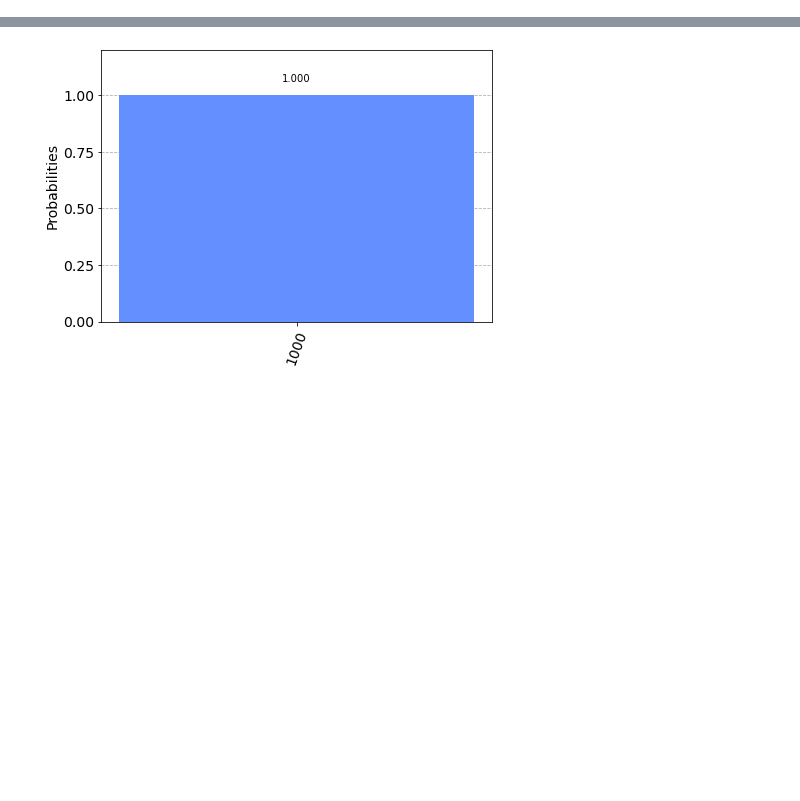
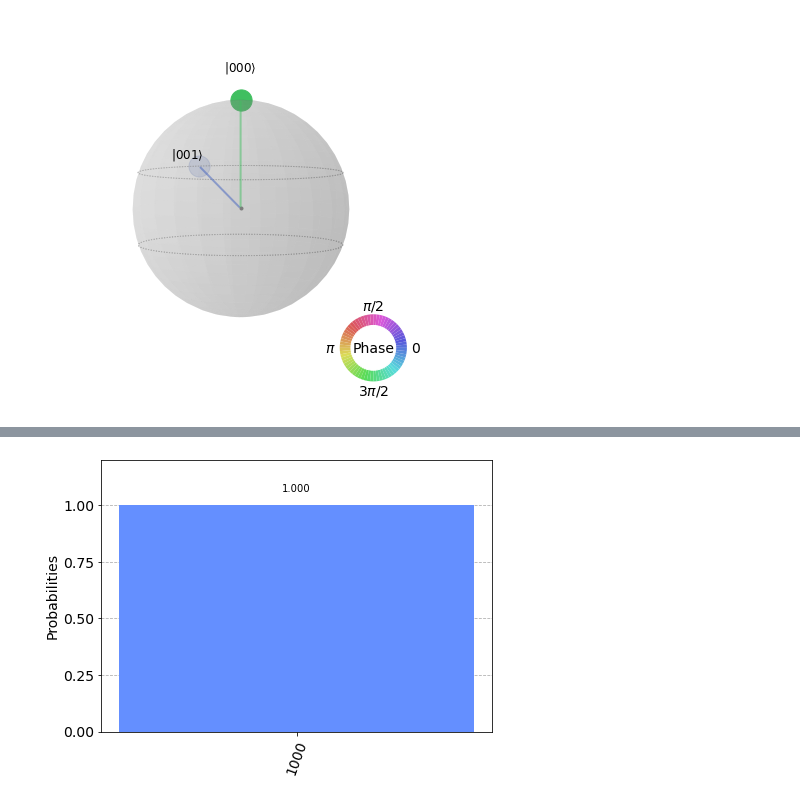
Before and after one commit to KnightShuffler/Quantum-Non-Unitary-Time-Evolution-Public-, a Jupyter notebook: Redone in Qiskit/QPU_implementation/Untitled.ipynb, the cells around one changed output, grey strips where cells are left out. Cells and saved outputs as stored; diff of their text form; code cells hidden in the pictures; blank space fills up the shorter version.

```diff
--- a/Redone in Qiskit/QPU_implementation/Untitled.ipynb
+++ b/Redone in Qiskit/QPU_implementation/Untitled.ipynb
@@ -21,0 +58,4 @@ def cull(a):
+# %%
+plot_state_qsphere(init_sv)
+# %% [output]
+[figure, added]
```
Also changed, not shown: parts of 32 cells of this notebook, 1 other file.
